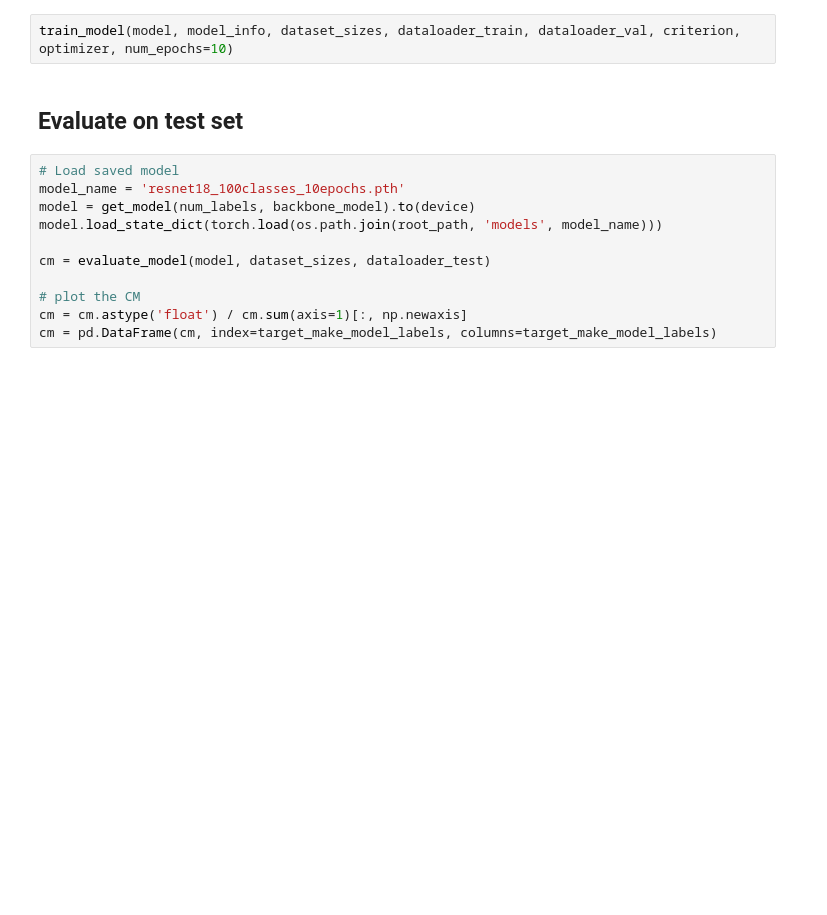
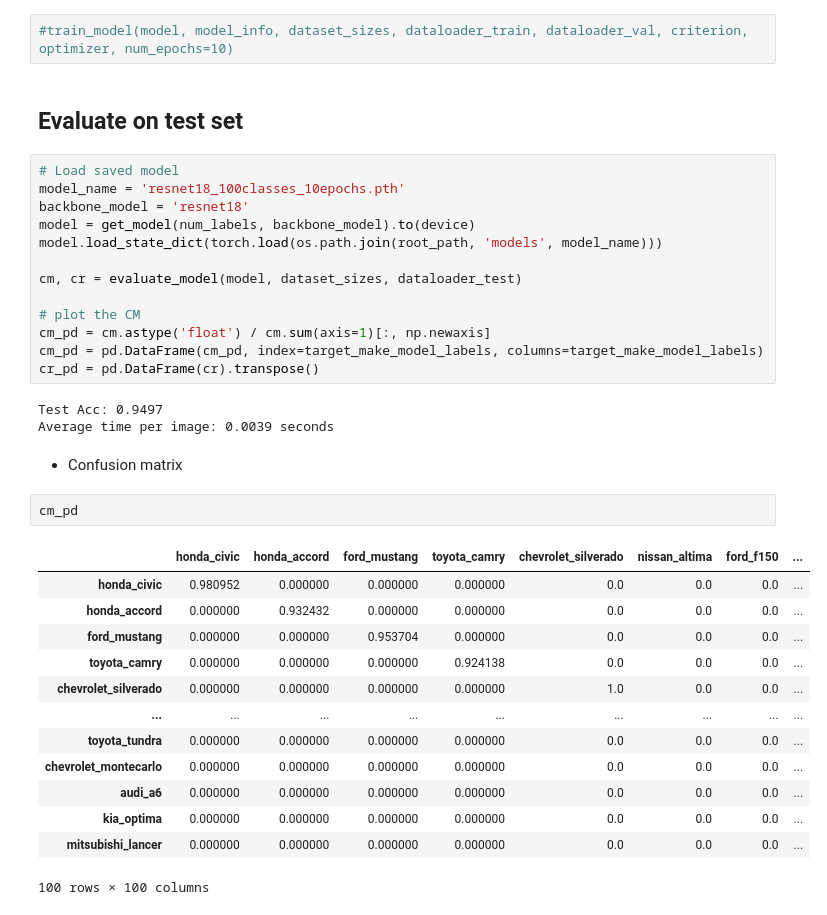
Before and after one commit to Anirudh58/vehicle-predictor, a Jupyter notebook: notebooks/baseline_methods.ipynb, the cells around one changed output. Drawn from its saved outputs; the diff is of its cells as text; blank space fills up the shorter version.

```diff
--- a/notebooks/baseline_methods.ipynb
+++ b/notebooks/baseline_methods.ipynb
@@ -138,15 +156,38 @@ model_info = {
 # %%
-train_model(model, model_info, dataset_sizes, dataloader_train, dataloader_val, criterion, optimizer, num_epochs=10)
+#train_model(model, model_info, dataset_sizes, dataloader_train, dataloader_val, criterion, optimizer, num_epochs=10)
 # %% [markdown]
 ## Evaluate on test set
 # %%
 # Load saved model
 model_name = 'resnet18_100classes_10epochs.pth'
+backbone_model = 'resnet18'
 model = get_model(num_labels, backbone_model).to(device)
 model.load_state_dict(torch.load(os.path.join(root_path, 'models', model_name)))
 
-cm = evaluate_model(model, dataset_sizes, dataloader_test)
+cm, cr = evaluate_model(model, dataset_sizes, dataloader_test)
 
 # plot the CM
-cm = cm.astype('float') / cm.sum(axis=1)[:, np.newaxis]
-cm = pd.DataFrame(cm, index=target_make_model_labels, columns=target_make_model_labels)
+cm_pd = cm.astype('float') / cm.sum(axis=1)[:, np.newaxis]
+cm_pd = pd.DataFrame(cm_pd, index=target_make_model_labels, columns=target_make_model_labels)
+cr_pd = pd.DataFrame(cr).transpose()
+# %% [output]
+Test Acc: 0.9497
+Average time per image: 0.0039 seconds
+# %% [markdown]
+- Confusion matrix
+# %%
+cm_pd
+# %% [output]
+|  | honda_civic | honda_accord | ford_mustang | toyota_camry | chevrolet_silverado | nissan_altima | ford_f150 | ... |
+| honda_civic | 0.980952 | 0.000000 | 0.000000 | 0.000000 | 0.0 | 0.0 | 0.0 | ... |
+| honda_accord | 0.000000 | 0.932432 | 0.000000 | 0.000000 | 0.0 | 0.0 | 0.0 | ... |
+| ford_mustang | 0.000000 | 0.000000 | 0.953704 | 0.000000 | 0.0 | 0.0 | 0.0 | ... |
+| toyota_camry | 0.000000 | 0.000000 | 0.000000 | 0.924138 | 0.0 | 0.0 | 0.0 | ... |
+| chevrolet_silverado | 0.000000 | 0.000000 | 0.000000 | 0.000000 | 1.0 | 0.0 | 0.0 | ... |
+| ... | ... | ... | ... | ... | ... | ... | ... | ... |
+| toyota_tundra | 0.000000 | 0.000000 | 0.000000 | 0.000000 | 0.0 | 0.0 | 0.0 | ... |
+| chevrolet_montecarlo | 0.000000 | 0.000000 | 0.000000 | 0.000000 | 0.0 | 0.0 | 0.0 | ... |
+| audi_a6 | 0.000000 | 0.000000 | 0.000000 | 0.000000 | 0.0 | 0.0 | 0.0 | ... |
+| kia_optima | 0.000000 | 0.000000 | 0.000000 | 0.000000 | 0.0 | 0.0 | 0.0 | ... |
+| mitsubishi_lancer | 0.000000 | 0.000000 | 0.000000 | 0.000000 | 0.0 | 0.0 | 0.0 | ... |
+100 rows × 100 columns
```
Also changed, not shown: parts of 14 cells of this notebook, 7 other files.
